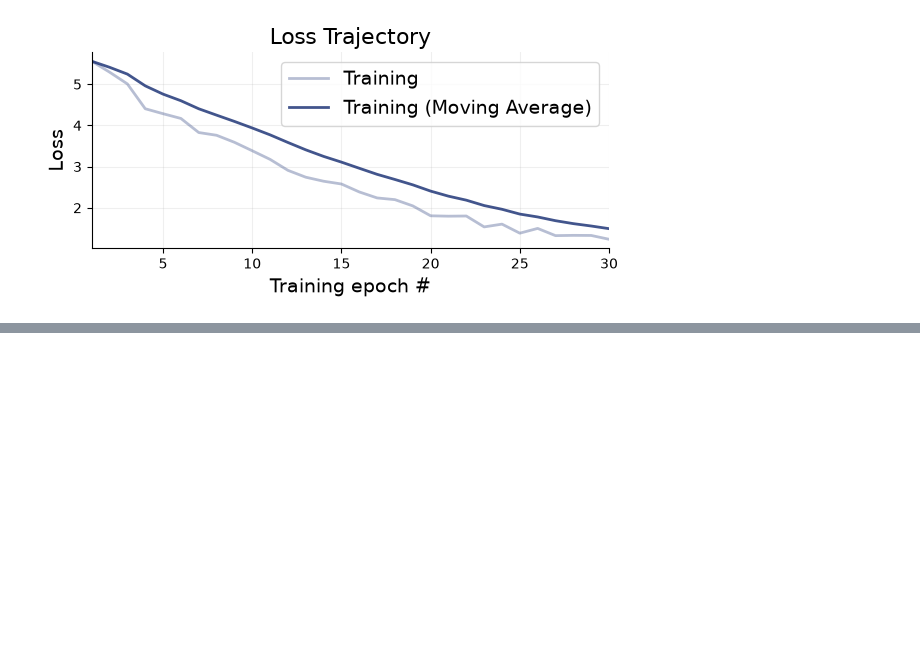
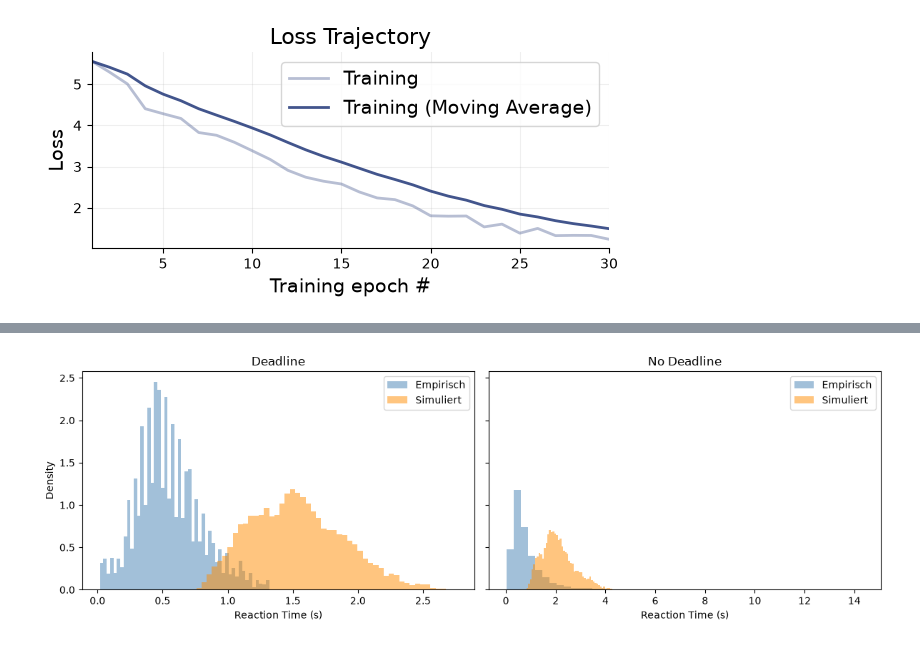
Before and after one commit to dhakalmahima188/Modeling-Non-Linear-Decision-Boundaries-in-DDM, a Jupyter notebook: models/ddm_simulator_v3.ipynb, the cells around one changed output, grey strips where cells are left out. Cells and saved outputs as stored; diff of their text form; code cells hidden in the pictures; blank space fills up the shorter version.

```diff
--- a/models/ddm_simulator_v3.ipynb
+++ b/models/ddm_simulator_v3.ipynb
@@ -917,0 +1116,42 @@ f5 = bf.diagnostics.z_score_contraction(samples, test_data, figsize=(8, 4))
+# %%
+
+# --- Empirische Daten nach Deadline aufteilen ---
+emp_deadline_mask = df["has_deadline"].to_numpy() == 1
+emp_rt_dl = emp_rt[valid_emp & emp_deadline_mask[valid_emp]] if emp_deadline_mask.shape == valid_emp.shape else None
+
+# Sauberer: direkt aus df neu extrahieren, mit has_deadline mit im gleichen Filter
+mask_valid = ~df["acc"].isna()
+emp_rt_full = df["rt"].to_numpy(dtype=np.float64)
+emp_hd_full = df["has_deadline"].to_numpy(dtype=np.float64)
+
+emp_rt_dl1 = emp_rt_full[mask_valid & (emp_hd_full == 1)]
+emp_rt_dl0 = emp_rt_full[mask_valid & (emp_hd_full == 0)]
+
+# --- Simulierte Daten nach Deadline aufteilen ---
+resim_rt_dl1 = np.concatenate([
+    d["rt"][(d["choice"] != -1) & (d["has_deadline"] == 1)] for d in resim_datasets
+])
+resim_rt_dl0 = np.concatenate([
+    d["rt"][(d["choice"] != -1) & (d["has_deadline"] == 0)] for d in resim_datasets
+])
+
+# --- Plot: zwei Panels nebeneinander ---
+fig, axes = plt.subplots(1, 2, figsize=(12, 4), sharey=True)
+
+axes[0].hist(emp_rt_dl1, bins=50, density=True, alpha=0.5, label="Empirisch", color="steelblue")
+axes[0].hist(resim_rt_dl1, bins=50, density=True, alpha=0.5, label="Simuliert", color="darkorange")
+axes[0].set_title("Deadline")
+axes[0].set_xlabel("Reaction Time (s)")
+axes[0].set_ylabel("Density")
+axes[0].legend()
+
+axes[1].hist(emp_rt_dl0, bins=50, density=True, alpha=0.5, label="Empirisch", color="steelblue")
+axes[1].hist(resim_rt_dl0, bins=50, density=True, alpha=0.5, label="Simuliert", color="darkorange")
+axes[1].set_title("No Deadline")
+axes[1].set_xlabel("Reaction Time (s)")
+axes[1].legend()
+
+plt.tight_layout()
+plt.show()
+# %% [output]
+[figure, added]
```
Also changed, not shown: parts of 20 cells of this notebook, 1 other file.
